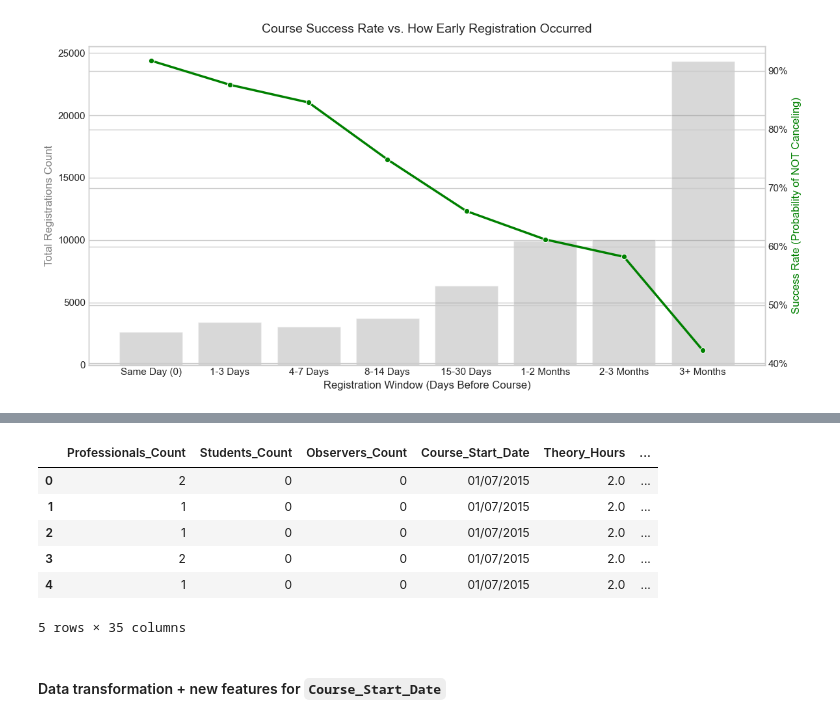
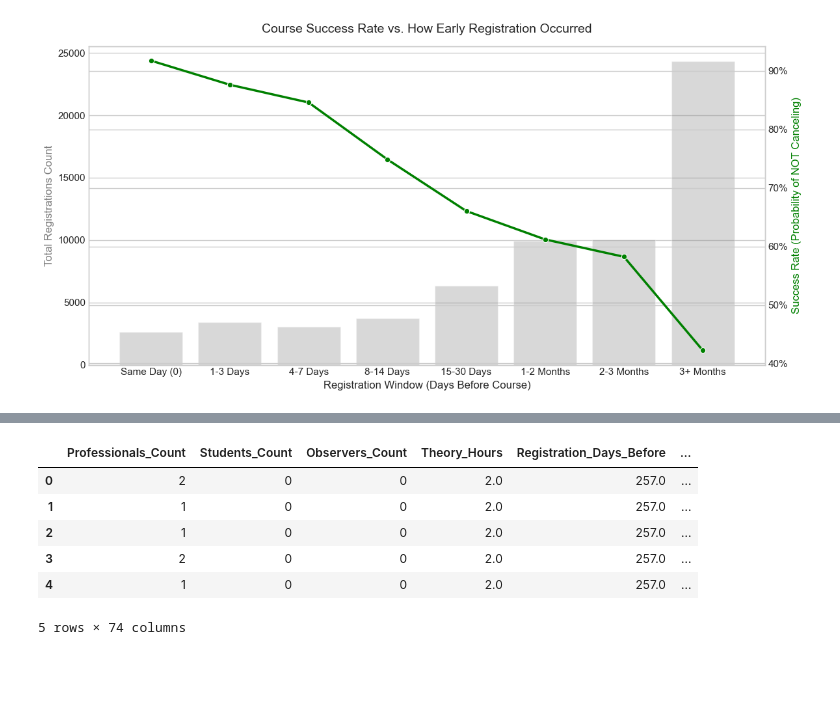
Before and after one commit to YahliEfrati/FinalProjectML, a Jupyter notebook: Final_Project.ipynb, the cells around one changed output, grey strips where cells are left out. Saved outputs shown, nothing was run; the diff lists cells and outputs as text; code cells hidden in the pictures; blank space fills up the shorter version.

```diff
--- a/Final_Project.ipynb
+++ b/Final_Project.ipynb
@@ -214,9 +246,10 @@ plt.show()
 # %%
-# 1. Create the binary indicator (0 = No past dropouts, 1 = Has past dropouts)
-df_train['Had_Past_Cancellations'] = (df_train['Prev_Course_Dropouts'] > 0).astype(int)
+df_copy = df_train.copy()
+
+df_copy['Had_Past_Cancellations'] = (df_copy['Prev_Course_Dropouts'] > 0).astype(int)
 
 # 2. Calculate the actual cancellation rate (mean of Dropped_Course * 100)
-cancellation_rates = df_train.groupby('Had_Past_Cancellations')['Dropped_Course'].mean() * 100
+cancellation_rates = df_copy.groupby('Had_Past_Cancellations')['Dropped_Course'].mean() * 100
 
 # 3. Plotting the results
 plt.figure(figsize=(8, 6))
@@ -582,7 +608,7 @@ the other features will be handled seperatly.
 
 from sklearn.preprocessing import OneHotEncoder
 
-cleaned_categorial_cols = ['Catering_Package', 'Welcome_Gift_Type', 'Enrollment_Type', 'Client_Category', 'Submission_Source', 'Payment_Terms']
+cleaned_categorial_cols = ['Catering_Package', 'Welcome_Gift_Type', 'Enrollment_Type', 'Client_Category', 'Submission_Source', 'Payment_Terms','Course_Start_Month','Course_Start_Quarter','Course_Start_DayOfWeek']
 encoder = OneHotEncoder(drop='first', sparse_output=False, handle_unknown='ignore')
 encoded_array = encoder.fit_transform(df_cleaned[cleaned_categorial_cols])
 encoded_df = pd.DataFrame(
@@ -662,9 +688,9 @@ from sklearn.tree import DecisionTreeClassifier, export_text
 bins = [-1, 0, 3, 7, 14, 30, 60, 90, np.inf]
 labels = ['Same Day (0)', '1-3 Days', '4-7 Days', '8-14 Days', '15-30 Days', '1-2 Months', '2-3 Months', '3+ Months']
 
-df_cleaned['Registration_Window'] = pd.cut(df_cleaned['Registration_Days_Before'], bins=bins, labels=labels)
+df_encoded['Registration_Window'] = pd.cut(df_encoded['Registration_Days_Before'], bins=bins, labels=labels)
 
-eda_summary = df_cleaned.groupby('Registration_Window', observed=False).agg(
+eda_summary = df_encoded.groupby('Registration_Window', observed=False).agg(
     Total_Registrations=('Dropped_Course', 'count'),
     Cancellation_Rate=('Dropped_Course', 'mean')
 ).reset_index()
@@ -722,0 +761,10 @@ Registration_Window  Total_Registrations  Cancellation_Rate  Success_Rate
+# %%
+bins = [-1, 0, 3, 7, 14, 30, 60, 90, float('inf')]
+labels = ['Same Day (0)', '1-3 Days', '4-7 Days', '8-14 Days', '15-30 Days', '1-2 Months', '2-3 Months', '3+ Months']
+df_encoded['Registration_Window'] = pd.cut(df_encoded['Registration_Days_Before'], bins=bins, labels=labels)
+
+df_encoded['Registration_Window'] = df_encoded['Registration_Window'].astype(str)
+
+# 3. יצירת משתני הדאמי (One-Hot Encoding)
+df_encoded = pd.get_dummies(df_encoded, columns=['Registration_Window'], drop_first=True)
+print("[V] Success! 'Registration_Window' created and encoded into dummy variables.")
@@ -916,27 +1025,29 @@ plt.show()
 # %%
 # 1. Registration Time Features
-df_cleaned['Reg_Within_7_Days'] = (df_cleaned['Registration_Days_Before'] <= 7).astype(int)
-df_cleaned['Reg_Over_90_Days_Before'] = (df_cleaned['Registration_Days_Before'] >= 90).astype(int)
+df_encoded['Reg_Within_7_Days'] = (df_encoded['Registration_Days_Before'] <= 7).astype(int)
+df_encoded['Reg_Over_90_Days_Before'] = (df_encoded['Registration_Days_Before'] >= 90).astype(int)
 
 # 2. Client Activity & Missingness Features
-df_cleaned['Has_Registration_Changes'] = (df_cleaned['Registration_Changes'] > 0).astype(int)
-df_cleaned['Is_Digital_Registration'] = (df_cleaned['Agent_ID'] == -1).astype(int)
-df_cleaned['Is_Serial_Canceler'] = (df_cleaned['Prev_Course_Dropouts'] > 0).astype(int)
+df_encoded['Has_Registration_Changes'] = (df_encoded['Registration_Changes'] > 0).astype(int)
+
+df_encoded['Is_Digital_Registration'] = (df_encoded['Agent_ID'] == -1).astype(int)
+#dropping the original Agent_ID column since we have already created a binary feature for it
+df_encoded = df_encoded.drop(columns=['Agent_ID'], errors='ignore')
+
+df_encoded['Is_Serial_Canceler'] = (df_encoded['Prev_Course_Dropouts'] > 0).astype(int)
 
 # 3. Historical Performance Ratios (with smoothing to prevent division by zero)
-df_cleaned['Dropout_Ratio'] = df_cleaned['Prev_Course_Dropouts'] / (df_cleaned['Prev_Course_Dropouts'] + df_cleaned['Prev_Course_Attended'] + 1)
-total_past_courses = df_cleaned['Prev_Course_Dropouts'] + df_cleaned['Prev_Course_Attended']
+df_encoded['Dropout_Ratio'] = df_encoded['Prev_Course_Dropouts'] / (df_encoded['Prev_Course_Dropouts'] + df_encoded['Prev_Course_Attended'] + 1)
+total_past_courses = df_encoded['Prev_Course_Dropouts'] + df_encoded['Prev_Course_Attended']
 
-df_cleaned['Support_Ticket_per_Course'] = df_cleaned['Pre_Course_Supports_Tickets'] / (total_past_courses + 1)
+df_encoded['Support_Ticket_per_Course'] = df_encoded['Pre_Course_Supports_Tickets'] / (total_past_courses + 1)
 
-df_cleaned.head(5)
+df_encoded.head(5)
 # %% [output]
-|  | Professionals_Count | Students_Count | Observers_Count | Course_Start_Date | Theory_Hours | ... |
-| 0 | 2 | 0 | 0 | 01/07/2015 | 2.0 | ... |
-| 1 | 1 | 0 | 0 | 01/07/2015 | 2.0 | ... |
-| 2 | 1 | 0 | 0 | 01/07/2015 | 2.0 | ... |
-| 3 | 2 | 0 | 0 | 01/07/2015 | 2.0 | ... |
-| 4 | 1 | 0 | 0 | 01/07/2015 | 2.0 | ... |
+|  | Professionals_Count | Students_Count | Observers_Count | Theory_Hours | Registration_Days_Before | ... |
+| 0 | 2 | 0 | 0 | 2.0 | 257.0 | ... |
+| 1 | 1 | 0 | 0 | 2.0 | 257.0 | ... |
+| 2 | 1 | 0 | 0 | 2.0 | 257.0 | ... |
+| 3 | 2 | 0 | 0 | 2.0 | 257.0 | ... |
+| 4 | 1 | 0 | 0 | 2.0 | 257.0 | ... |
-5 rows × 35 columns
+5 rows × 74 columns
-# %% [markdown]
-#### Data transformation + new features for `Course_Start_Date`
```
Also changed, not shown: parts of 45 cells of this notebook, 2 other files.
